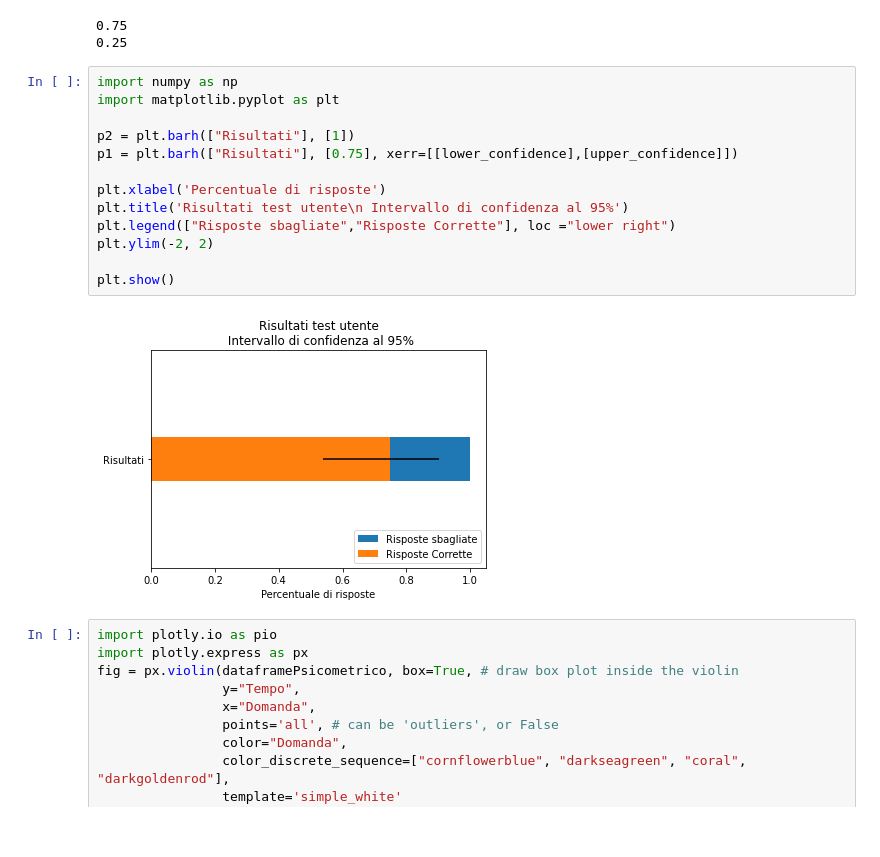
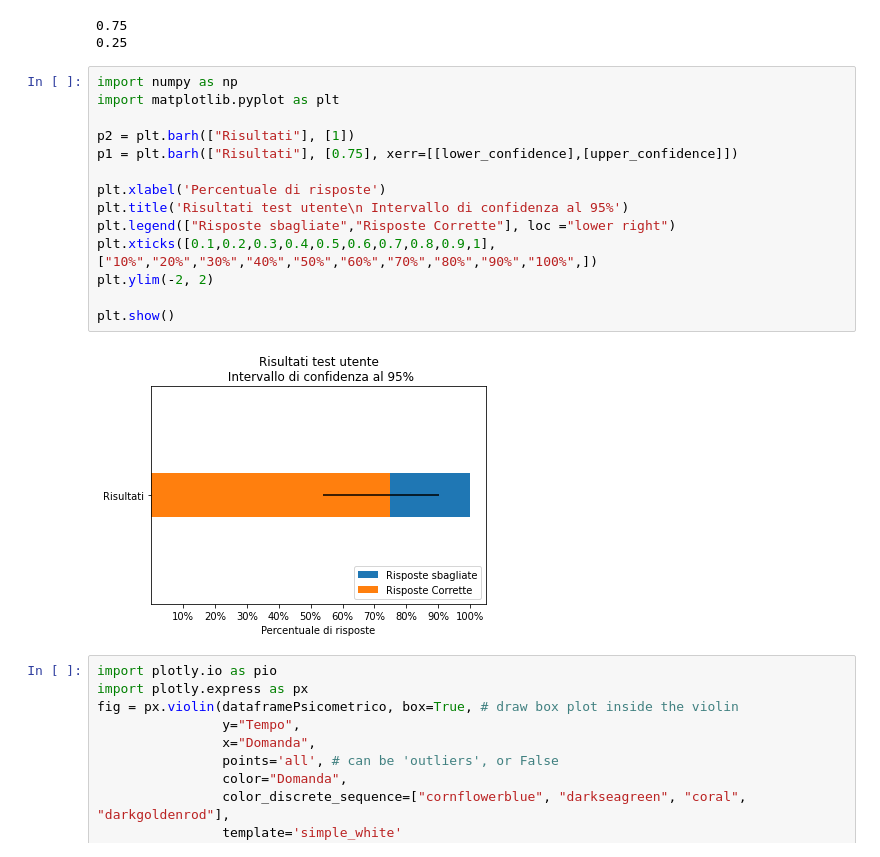
Before and after one commit to Blowdire/DataVisualizationProject, a Jupyter notebook: Progetto/progetto-imdb.ipynb, the cells around one changed output. Saved outputs shown, nothing was run; the diff lists cells and outputs as text.

```diff
--- a/Progetto/progetto-imdb.ipynb
+++ b/Progetto/progetto-imdb.ipynb
@@ -812,18 +812,19 @@ upper_confidence = 0.1523
 # %%
 import numpy as np
 import matplotlib.pyplot as plt
 
 p2 = plt.barh(["Risultati"], [1])
 p1 = plt.barh(["Risultati"], [0.75], xerr=[[lower_confidence],[upper_confidence]])
 
 plt.xlabel('Percentuale di risposte')
 plt.title('Risultati test utente\n Intervallo di confidenza al 95%')
 plt.legend(["Risposte sbagliate","Risposte Corrette"], loc ="lower right")
+plt.xticks([0.1,0.2,0.3,0.4,0.5,0.6,0.7,0.8,0.9,1],["10%","20%","30%","40%","50%","60%","70%","80%","90%","100%",])
 plt.ylim(-2, 2)
 
 plt.show()
 # %% [output]
-[figure, old version]
+[figure, new version]
 # %%
 import plotly.io as pio
 import plotly.express as px
```
Also changed, not shown: 6 other files.
